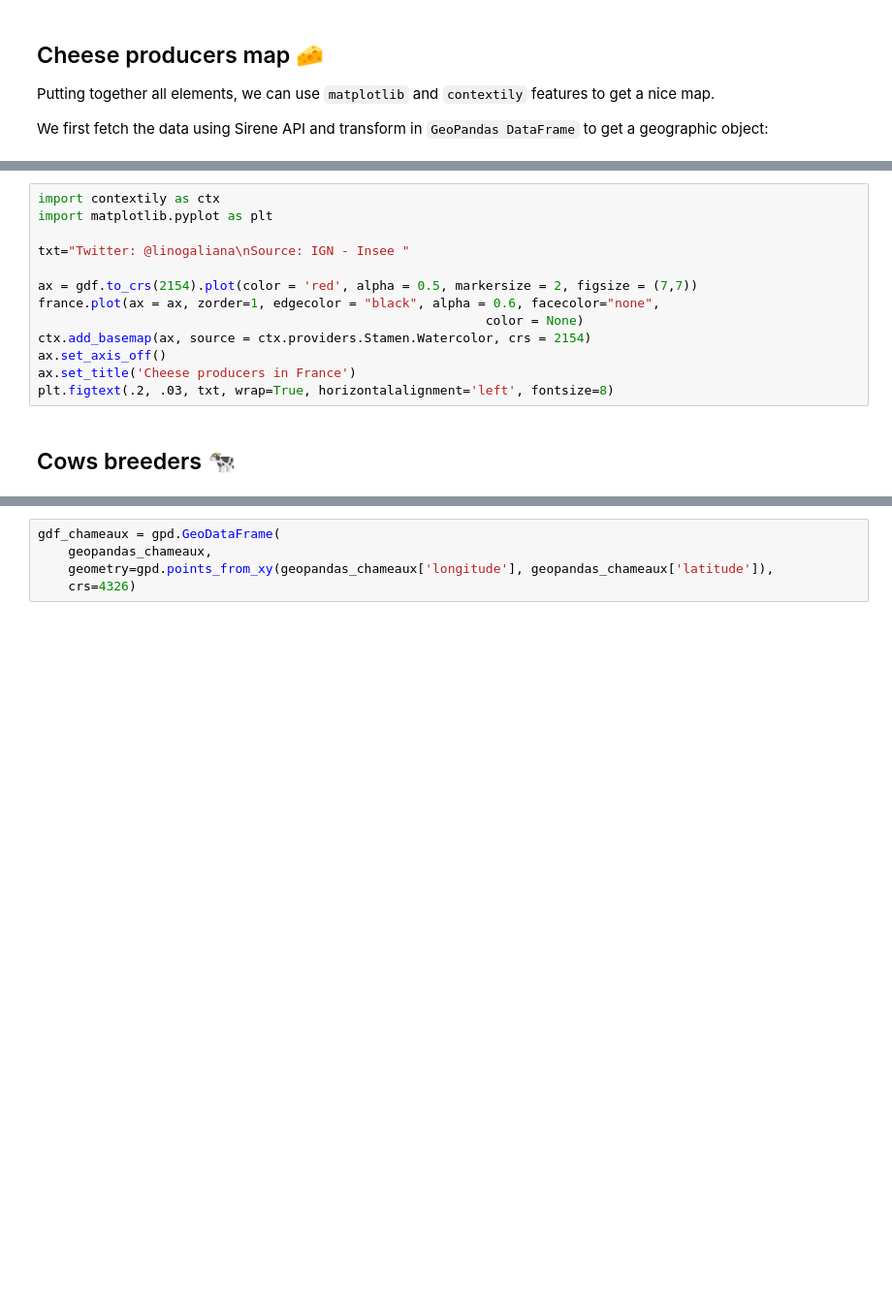
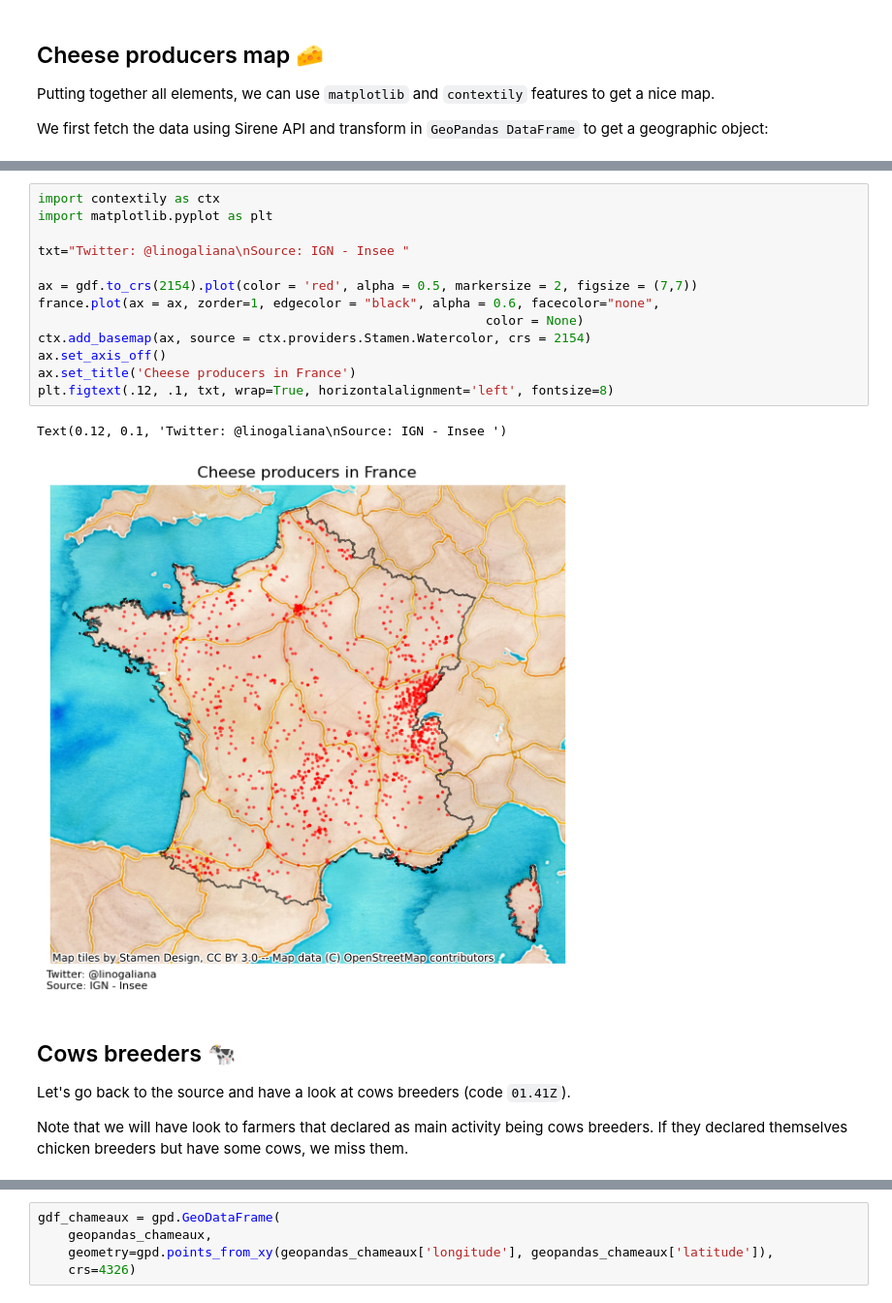
Before and after one commit to linogaliana/30daysmapchallenge2022, a Jupyter notebook: day1_points/day1.ipynb, the cells around one changed output, grey strips where cells are left out. Shown at 97% size. Saved outputs shown, nothing was run; the diff lists cells and outputs as text; blank space fills up the shorter version.

```diff
--- a/day1_points/day1.ipynb
+++ b/day1_points/day1.ipynb
@@ -121,15 +120,24 @@ gdf = gpd.GeoDataFrame(
 # %%
 import contextily as ctx
 import matplotlib.pyplot as plt
 
 txt="Twitter: @linogaliana\nSource: IGN - Insee "
 
 ax = gdf.to_crs(2154).plot(color = 'red', alpha = 0.5, markersize = 2, figsize = (7,7))
 france.plot(ax = ax, zorder=1, edgecolor = "black", alpha = 0.6, facecolor="none",
                                                            color = None)
 ctx.add_basemap(ax, source = ctx.providers.Stamen.Watercolor, crs = 2154)
 ax.set_axis_off()
 ax.set_title('Cheese producers in France')
-plt.figtext(.2, .03, txt, wrap=True, horizontalalignment='left', fontsize=8)
+plt.figtext(.12, .1, txt, wrap=True, horizontalalignment='left', fontsize=8)
+# %% [output]
+Text(0.12, 0.1, 'Twitter: @linogaliana\nSource: IGN - Insee ')
+[figure, added]
 # %% [markdown]
 ## Cows breeders 🐄
+
+Let's go back to the source and have a look at cows breeders (code `01.41Z`).
+
+Note that we will
+have look to farmers that declared as main activity being cows breeders. If they
+declared themselves chicken breeders but have some cows, we miss them.
```
Also changed, not shown: parts of 10 cells of this notebook.
